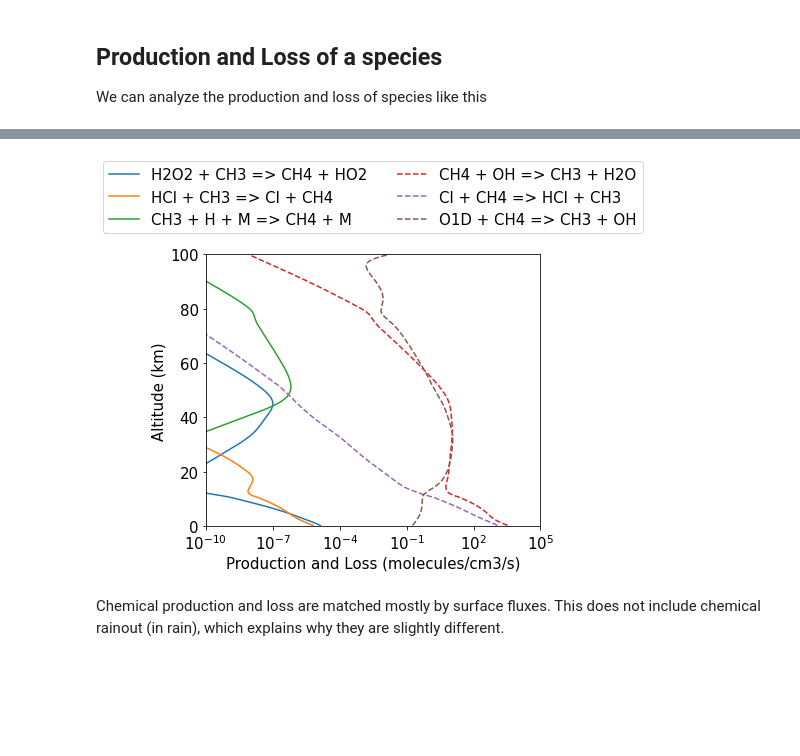
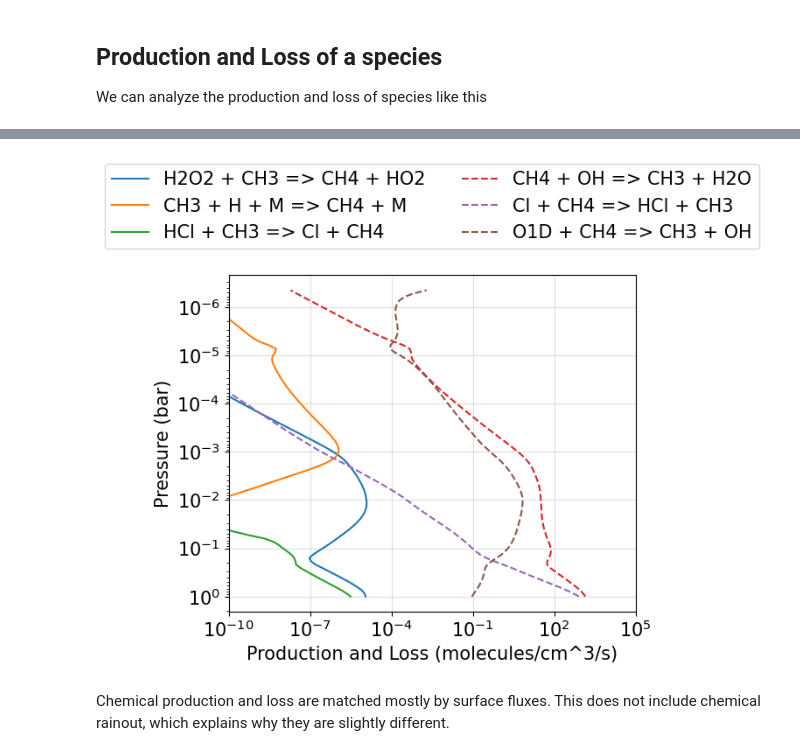
Before and after one commit to Nicholaswogan/photochem, a Jupyter notebook: examples/Tutorial.ipynb, the cells around one changed output, grey strips where cells are left out. Drawn from its saved outputs; the diff is of its cells as text; code cells hidden in the pictures; blank space fills up the shorter version.

```diff
--- a/examples/Tutorial.ipynb
+++ b/examples/Tutorial.ipynb
@@ -66,20 +140,2 @@ Currently, the boundary condition for CH$_4$ is fixed mixing ratio. Below I chan
 # %%
 pc.set_lower_bc('CH4',bc_type='flux',flux=1e9)
-# %%
-pc.initialize_stepper(pc.var.usol_init)
-tn = 0
-while tn < 1e17:
-    clear_output(wait=True)
-    plt.rcParams.update({'font.size': 15})
-    fig,ax = plt.subplots(1,1,figsize=[6,5])
-    sol = pc.mole_fraction_dict()
-    ax.plot(sol['CH4'],sol['alt'])
-    ax.set_xscale('log')
-    ax.set_ylabel('Altitude (km)')
-    ax.set_xlabel('Methane mixing ratio')
-    ax.set_xlim(1e-10,1e-5)
-    ax.set_ylim(0,100)
-    plt.show()
-    for i in range(10):
-        tn = pc.step()
-pc.destroy_stepper()
@@ -87,0 +142,13 @@ pc.destroy_stepper()
+# %%
+pc.initialize_stepper(pc.wrk.usol)
+converged = False
+while not converged:
+    clear_output(wait=True)
+    plot_atmosphere(pc)
+    for i in range(5):
+        tn = pc.step()
+        converged = pc.check_for_convergence()
+        if converged:
+            break
+
+pc.destroy_stepper()
@@ -118,26 +176,28 @@ print(pl.production_rx)
 # %%
 sol = pc.mole_fraction_dict()
 
 plt.rcParams.update({'font.size': 15})
 fig,ax = plt.subplots(1,1,figsize=[6,5])
 
 for i in range(3):
-    ax.plot(pl.production[:,i],sol['alt'],label=pl.production_rx[i])
+    ax.plot(pl.production[:,i],sol['pressure']/1e6,label=pl.production_rx[i])
 
 for i in range(3):
-    ax.plot(pl.loss[:,i],sol['alt'],'--',label=pl.loss_rx[i])
+    ax.plot(pl.loss[:,i],sol['pressure']/1e6,'--',label=pl.loss_rx[i])
 
 ax.set_xscale('log')
-ax.set_ylabel('Altitude (km)')
-ax.set_xlabel('Production and Loss (molecules/cm3/s)')
+ax.set_yscale('log')
+ax.invert_yaxis()
+ax.grid(alpha=0.4)
+ax.set_ylabel('Pressure (bar)')
+ax.set_xlabel('Production and Loss (molecules/cm^3/s)')
 ax.set_xlim(1e-10,1e5)
-ax.set_ylim(0,100)
 ax.legend(ncol=2,bbox_to_anchor=(0.5,1.05),loc='lower center')
 plt.show()
 # %% [output]
-[figure, old version]
+[figure, new version]
 # %% [markdown]
-Chemical production and loss are matched mostly by surface fluxes. This does not include chemical rainout (in rain), which explains why they are slightly different.
+Chemical production and loss are matched mostly by surface fluxes. This does not include chemical rainout, which explains why they are slightly different.
 # %%
 net = np.sum(pl.integrated_production) - np.sum(pl.integrated_loss)
 print(net)
```
Also changed, not shown: parts of 38 cells of this notebook.
